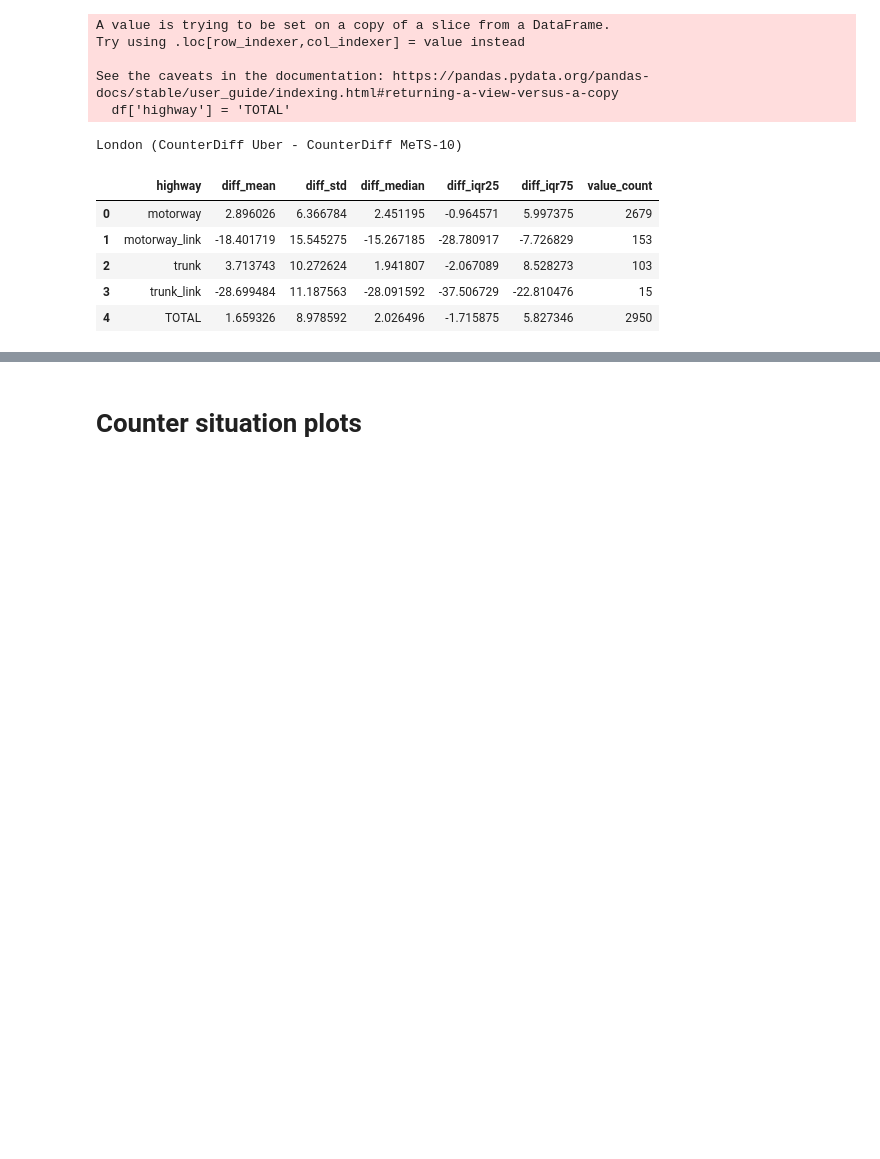
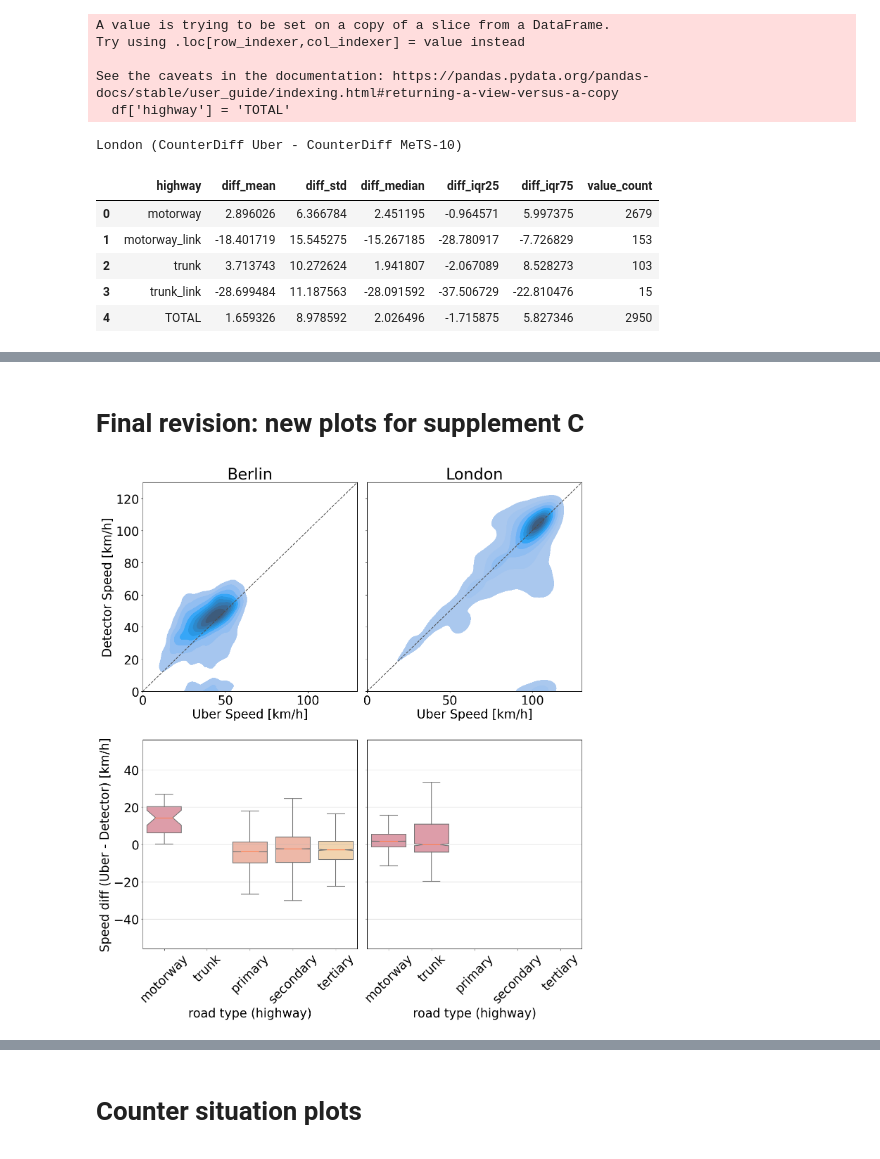
Before and after one commit to iarai/MeTS-10, a Jupyter notebook: analysis/val02_counters/exploration_plots.ipynb, the cells around one changed output, grey strips where cells are left out. Cells and saved outputs as stored; diff of their text form; code cells hidden in the pictures; blank space fills up the shorter version.

Commit message:
Additional plots for Uber-Counter diffs in Supplement C, font sizes

```diff
--- a/analysis/val02_counters/exploration_plots.ipynb
+++ b/analysis/val02_counters/exploration_plots.ipynb
@@ -908,0 +731,16 @@ diff_hist(usm_london_onemonth, 'London')
+# %% [markdown]
+# Final revision: new plots for supplement C
+# %%
+fig, axs = plt.subplots(2, 2, tight_layout=True, figsize=(14,16))
+plot_kde_scatter(usm_berlin_onemonth, ax=axs[0][0], labelsize=25, titlesize=32, city='Berlin', x_label='Uber Speed [km/h]')
+plot_kde_scatter(usm_london_onemonth, ax=axs[0][1], labelsize=25, titlesize=32, city='London', x_label='Uber Speed [km/h]')
+diff_boxplot(usm_berlin_onemonth, axs[1][0], labelsize=25, city=' ', y_label='Speed diff (Uber - Detector) [km/h]', speed_field='speed_kph_mean')
+diff_boxplot(usm_london_onemonth, axs[1][1], labelsize=25, city=' ', y_label='Speed diff (Uber - Detector) [km/h]', speed_field='speed_kph_mean')
+axs[0][1].get_yaxis().set_ticklabels([])
+axs[1][1].get_yaxis().set_ticklabels([])
+axs[0][1].set_ylabel('')
+axs[1][1].set_ylabel('')
+plt.savefig("plots/counter_uber_diff_onemonth.png")
+plt.savefig("plots/counter_uber_diff_onemonth.pdf")
+# %% [output]
+[figure, added]
```
Also changed, not shown: parts of 40 cells of this notebook, 9 other files.
